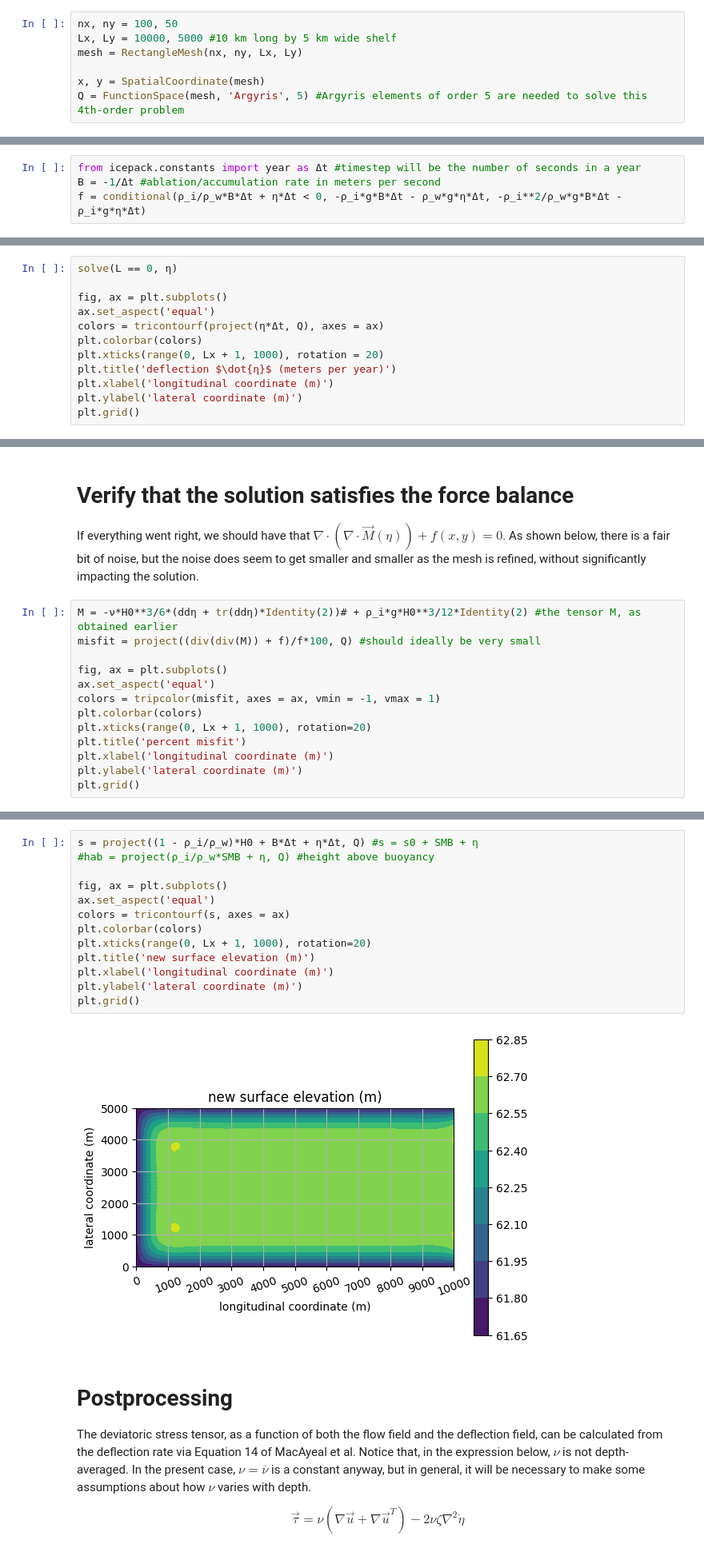
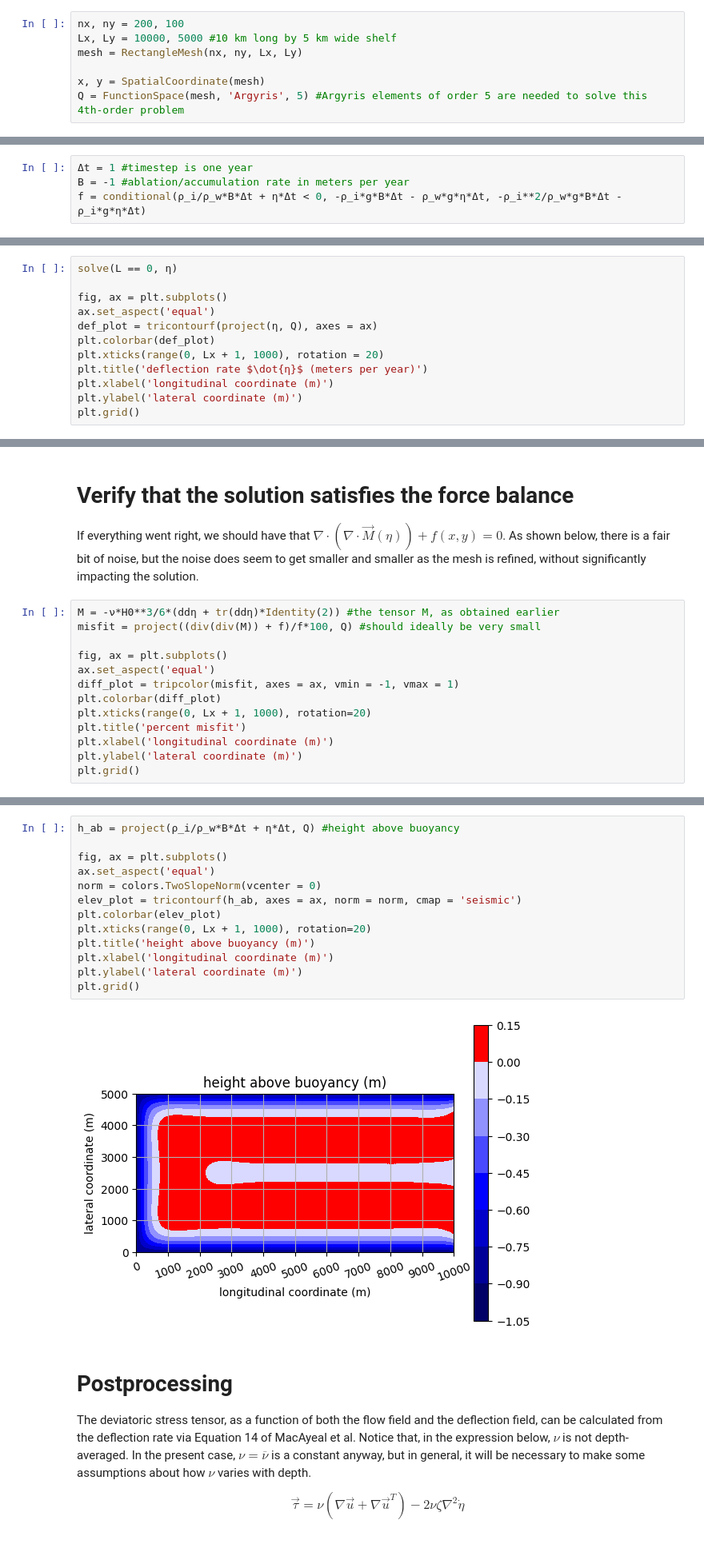
Before and after one commit to chrismiele/weird_flex, a Jupyter notebook: 2_kirchhoff_plate_viscous.ipynb, the cells around one changed output, grey strips where cells are left out. Shown at 80% size. Drawn from its saved outputs; the diff is of its cells as text.

```diff
--- a/2_kirchhoff_plate_viscous.ipynb
+++ b/2_kirchhoff_plate_viscous.ipynb
@@ -52,7 +51,7 @@ $$\frac{1}{6}\int_{x, y}\overline{\nu}H^3\nabla^2\dot{\eta} : \nabla^2 vdxdy + \
 
 ## Spatial extent and mesh
 # %%
-nx, ny = 100, 50
+nx, ny = 200, 100
 Lx, Ly = 10000, 5000 #10 km long by 5 km wide shelf
 mesh = RectangleMesh(nx, ny, Lx, Ly)
 
@@ -96,8 +95,8 @@ I'll load the shelf by imposing a spatially uniform surface mass balance, $\dot{
  -\frac{\rho_i^2}{\rho_w}g\dot{B}\Delta t - \rho_ig\dot{\eta}\Delta t & \frac{\rho_i}{\rho_w}\dot{B}\Delta t + \dot{\eta}\Delta t \geq 0
  \end{cases}$$
 # %%
-from icepack.constants import year as Δt #timestep will be the number of seconds in a year
-B = -1/Δt #ablation/accumulation rate in meters per second
+Δt = 1 #timestep is one year
+B = -1 #ablation/accumulation rate in meters per year
 f = conditional(ρ_i/ρ_w*B*Δt + η*Δt < 0, -ρ_i*g*B*Δt - ρ_w*g*η*Δt, -ρ_i**2/ρ_w*g*B*Δt - ρ_i*g*η*Δt)
 # %% [markdown]
 ## Set up the problem to be solved
@@ -129,10 +122,10 @@ solve(L == 0, η)
 
 fig, ax = plt.subplots()
 ax.set_aspect('equal')
-colors = tricontourf(project(η*Δt, Q), axes = ax)
-plt.colorbar(colors)
+def_plot = tricontourf(project(η, Q), axes = ax)
+plt.colorbar(def_plot)
 plt.xticks(range(0, Lx + 1, 1000), rotation = 20)
-plt.title('deflection $\dot{η}$ (meters per year)')
+plt.title('deflection rate $\dot{η}$ (meters per year)')
 plt.xlabel('longitudinal coordinate (m)')
 plt.ylabel('lateral coordinate (m)')
 plt.grid()
@@ -143,13 +136,13 @@ plt.grid()
 
 If everything went right, we should have that $\nabla\cdot\left(\nabla\cdot\vec{M}(\eta)\right) + f(x, y) = 0$. As shown below, there is a fair bit of noise, but the noise does seem to get smaller and smaller as the mesh is refined, without significantly impacting the solution.
 # %%
-M = -ν*H0**3/6*(ddη + tr(ddη)*Identity(2))# + ρ_i*g*H0**3/12*Identity(2) #the tensor M, as obtained earlier
+M = -ν*H0**3/6*(ddη + tr(ddη)*Identity(2)) #the tensor M, as obtained earlier
 misfit = project((div(div(M)) + f)/f*100, Q) #should ideally be very small
 
 fig, ax = plt.subplots()
 ax.set_aspect('equal')
-colors = tripcolor(misfit, axes = ax, vmin = -1, vmax = 1)
-plt.colorbar(colors)
+diff_plot = tripcolor(misfit, axes = ax, vmin = -1, vmax = 1)
+plt.colorbar(diff_plot)
 plt.xticks(range(0, Lx + 1, 1000), rotation=20)
 plt.title('percent misfit')
 plt.xlabel('longitudinal coordinate (m)')
@@ -162,18 +157,18 @@ plt.grid()
 # %%
-s = project((1 - ρ_i/ρ_w)*H0 + B*Δt + η*Δt, Q) #s = s0 + SMB + η
-#hab = project(ρ_i/ρ_w*SMB + η, Q) #height above buoyancy
+h_ab = project(ρ_i/ρ_w*B*Δt + η*Δt, Q) #height above buoyancy
 
 fig, ax = plt.subplots()
 ax.set_aspect('equal')
-colors = tricontourf(s, axes = ax)
-plt.colorbar(colors)
+norm = colors.TwoSlopeNorm(vcenter = 0)
+elev_plot = tricontourf(h_ab, axes = ax, norm = norm, cmap = 'seismic')
+plt.colorbar(elev_plot)
 plt.xticks(range(0, Lx + 1, 1000), rotation=20)
-plt.title('new surface elevation (m)')
+plt.title('height above buoyancy (m)')
 plt.xlabel('longitudinal coordinate (m)')
 plt.ylabel('lateral coordinate (m)')
 plt.grid()
 # %% [output]
-[figure, old version]
+[figure, new version]
 # %% [markdown]
 # Postprocessing
 
```
Also changed, not shown: parts of 11 cells of this notebook.
